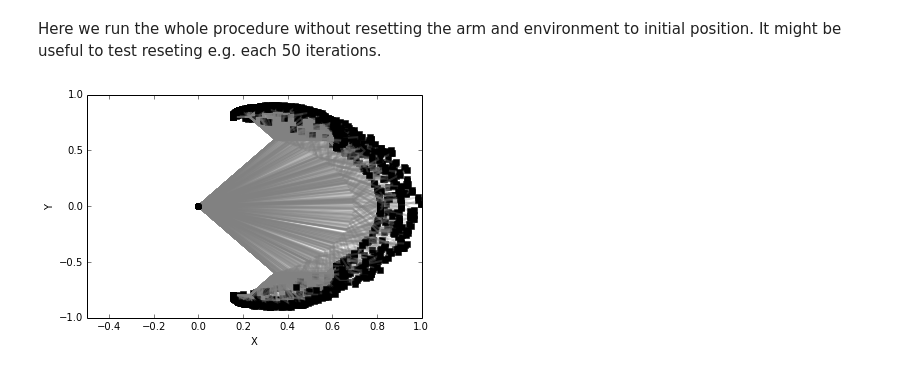
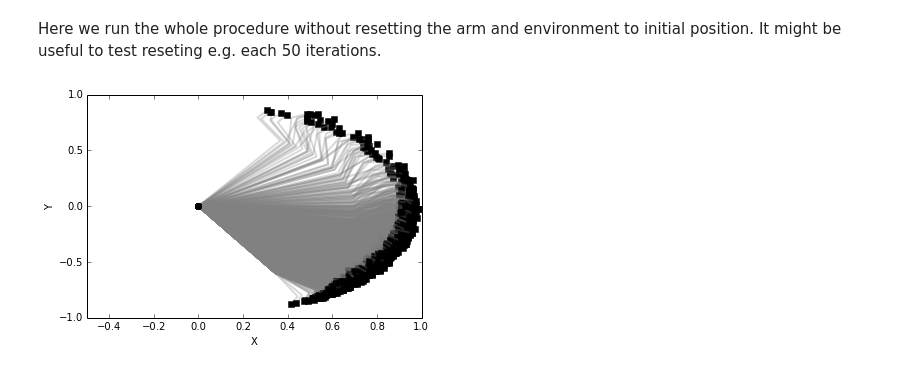
Before and after one commit to flowersteam/explauto, a Jupyter notebook: notebook/learning_with_context.ipynb, the cells around one changed output. Drawn from its saved outputs; the diff is of its cells as text; code cells hidden in the pictures.

```diff
--- a/notebook/learning_with_context.ipynb
+++ b/notebook/learning_with_context.ipynb
@@ -52,6 +39,6 @@ motor_configurations = environment.random_motors(n=10) / 2
 # Plotting 10 random motor configurations:
 for m in motor_configurations:
     environment.update(m, reset=False)
-    environment.plot_arm(ax)
+    environment.plot(ax)
 # %% [output]
 Populating the interactive namespace from numpy and matplotlib
@@ -139,15 +123,15 @@ Predict with    context: predicted s= [ 0.75232913  0.60982473] predicted ds= [
 
 ax = axes()
 m = [0.1]*3
-environment.update(m, reset=True)
-environment.plot_arm(ax)
+environment.update(np.hstack((m, [0]*3)))
+environment.plot(ax)
 
 in_dims = range(3) + range(6,10)
 out_dims = range(3, 6)
 ds_goal = [-0.2, 0.4]
 
-m_current = list(environment.current_joint_position)
-s_current = list(environment.current_hand_position)
+m_current = list(environment.current_motor_position)
+s_current = list(environment.current_sensori_position)
 print "current m = ", m_current
 print "current s = ", s_current
 
@@ -156,9 +140,9 @@ dm = sm_model.infer(in_dims,
                     m_current + s_current + ds_goal)
 
 print "Inverse with context: dm =", dm
-environment.update(dm, reset=False)
-environment.plot_arm(ax, color='red')
+environment.update(np.hstack((m_current, dm)))
+environment.plot(ax, color='red')
 
-print "Goal ds=", ds_goal, "Reached ds=", environment.current_hand_position - s_current
+print "Goal ds=", ds_goal, "Reached ds=", environment.current_sensori_position - s_current
 # %% [output]
 current m =  [0.10000000000000001, 0.10000000000000001, 0.10000000000000001]
@@ -172,17 +156,17 @@ Goal ds= [-0.2, 0.4] Reached ds= [-0.04319746  0.23505235]
 sm_model.mode = "exploit" # no exploration noise
 
 s_goal = [0.8, 0.5]
-ds_goal = [0.7, 0.6]
+ds_goal = [-0.1, 0.1]
 mdm = sm_model.inverse_prediction(s_goal + ds_goal)
 m = mdm[0:3]
 dm = mdm[3:6]
 print "Inverse without context: m =", m, "dm =", dm
 
 ax = axes()
-environment.update(m, reset=True)
-environment.plot_arm(ax)
-environment.update(dm, reset=False)
-environment.plot_arm(ax, color='red')
+environment.update(np.hstack((m, [0]*3)))
+environment.plot(ax)
+environment.update(np.hstack((m, dm)))
+environment.plot(ax, color='red')
 ax.plot(*s_goal, marker='o', color='k')
 ax.plot(*list(np.array(s_goal)+np.array(ds_goal)), marker='x', color='red')
 # %% [output]
@@ -214,37 +202,37 @@ Here we run the whole procedure without resetting the arm and environment to ini
 It might be useful to test reseting e.g. each 50 iterations.
 # %%
 # Reset environment
-environment.update([0.]*3)
+environment.reset()
 
 # Reset sensorimotor model
 sm_model = SensorimotorModel.from_configuration(conf, 'NN', 'default')
 
 c_dims = [0, 1] # hand position's dimensions
 
 # Add one point to boostrap sensorimotor model
-sm_model.update([0.]*6, np.hstack((environment.current_hand_position, [0., 0.])))
+sm_model.update([0.]*6, np.hstack((environment.current_sensori_position, [0., 0.])))
 
 ax = axes()
 
 for _ in range(2000):
     # Get current context
-    c = environment.current_hand_position
+    c = environment.current_sensori_position
     # sample a random sensory goal using the interest model:
     ds_g = im_model.sample_given_context(c, c_dims)
     #print "sample ds=", ds_g
     # infer a motor command to reach that goal using the sensorimotor model:
     mdm = sm_model.inverse_prediction(np.hstack((c, ds_g)))
     m = mdm[0:3]
     dm = mdm[3:6]
     # execute this command and observe the corresponding sensory effect:
-    environment.update(m, reset=True)
-    ds = environment.update(dm, reset=False)
-    s = environment.current_hand_position
+    sds = environment.update(mdm)
+    s = sds[:2]
+    ds = sds[2:]
     # update the sensorimotor model:
-    sm_model.update(np.hstack((m, dm)), np.hstack((s, ds)))
+    sm_model.update(mdm, sds)
     # update interest model
-    im_model.update(hstack((m, dm, s, ds)), hstack((m, dm, s, ds_g)))
+    im_model.update(hstack((mdm, sds)), hstack((mdm, c, ds_g)))
     # plot arm
-    environment.plot_arm(ax, alpha=0.3)
+    environment.plot(ax, alpha=0.3)
 # %% [output]
-[figure, old version]
+[figure, new version]
```
Also changed, not shown: parts of 20 cells of this notebook, 7 other files.
